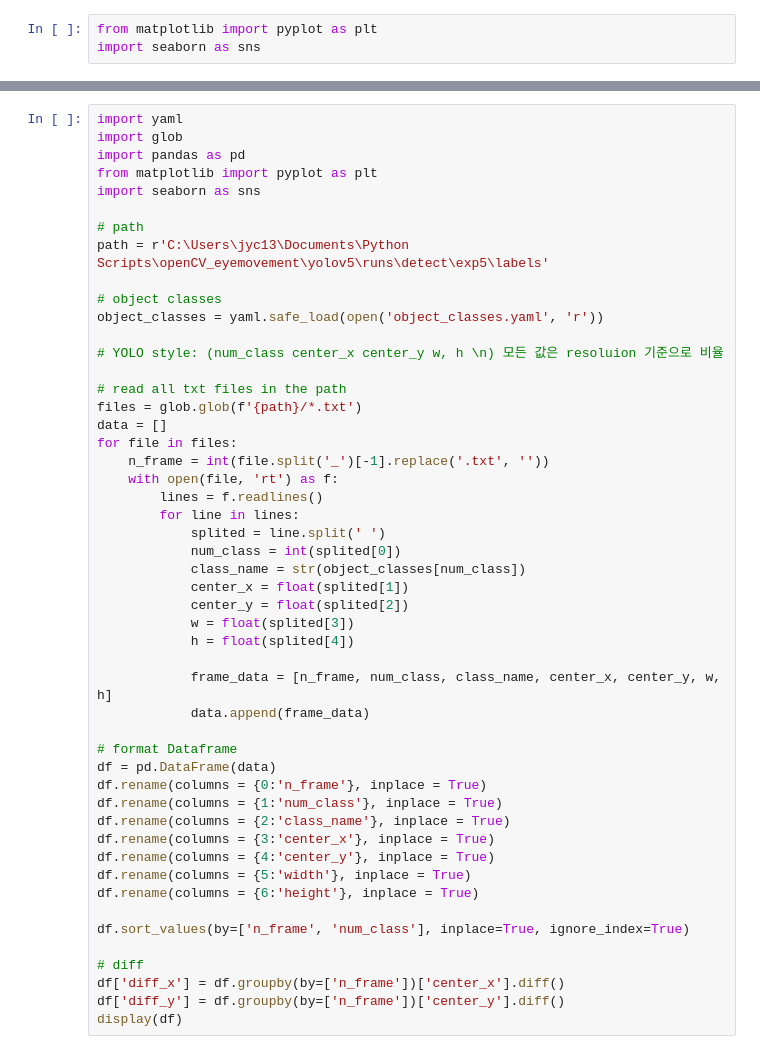
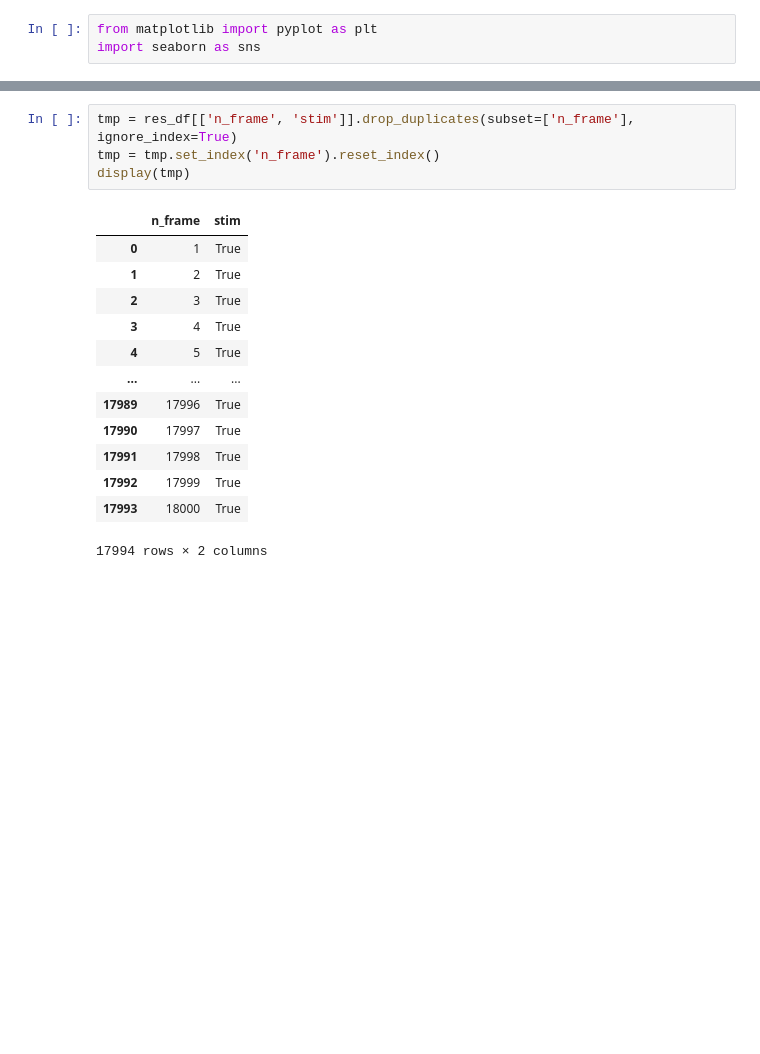
Before and after one commit to yongcheoljeong/yolov5-eye-movement, a Jupyter notebook: analysis/LabelAnalysis.ipynb, the cells around one changed output, grey strips where cells are left out. Cells and saved outputs as stored; diff of their text form; blank space fills up the shorter version.

```diff
--- a/analysis/LabelAnalysis.ipynb
+++ b/analysis/LabelAnalysis.ipynb
@@ -94,50 +126,18 @@ display(res_df)
-# %%
-import yaml
-import glob
-import pandas as pd
-from matplotlib import pyplot as plt
-import seaborn as sns
-
-# path
-path = r'C:\Users\jyc13\Documents\Python Scripts\openCV_eyemovement\yolov5\runs\detect\exp5\labels'
-
-# object classes
-object_classes = yaml.safe_load(open('object_classes.yaml', 'r'))
-
-# YOLO style: (num_class center_x center_y w, h \n) 모든 값은 resoluion 기준으로 비율
-
-# read all txt files in the path
-files = glob.glob(f'{path}/*.txt')
-data = []
-for file in files:
-    n_frame = int(file.split('_')[-1].replace('.txt', ''))
-    with open(file, 'rt') as f:
-        lines = f.readlines()
-        for line in lines:
-            splited = line.split(' ')
-            num_class = int(splited[0])
-            class_name = str(object_classes[num_class])
-            center_x = float(splited[1])
-            center_y = float(splited[2])
-            w = float(splited[3])
-            h = float(splited[4])
-
-            frame_data = [n_frame, num_class, class_name, center_x, center_y, w, h]
-            data.append(frame_data)
-
-# format Dataframe
-df = pd.DataFrame(data)
-df.rename(columns = {0:'n_frame'}, inplace = True)
-df.rename(columns = {1:'num_class'}, inplace = True)
-df.rename(columns = {2:'class_name'}, inplace = True)
-df.rename(columns = {3:'center_x'}, inplace = True)
-df.rename(columns = {4:'center_y'}, inplace = True)
-df.rename(columns = {5:'width'}, inplace = True)
-df.rename(columns = {6:'height'}, inplace = True)
-
-df.sort_values(by=['n_frame', 'num_class'], inplace=True, ignore_index=True)
-
-# diff
-df['diff_x'] = df.groupby(by=['n_frame'])['center_x'].diff()
-df['diff_y'] = df.groupby(by=['n_frame'])['center_y'].diff()
-display(df)
+# %%
+tmp = res_df[['n_frame', 'stim']].drop_duplicates(subset=['n_frame'], ignore_index=True)
+tmp = tmp.set_index('n_frame').reset_index()
+display(tmp)
+# %% [output]
+|  | n_frame | stim |
+| 0 | 1 | True |
+| 1 | 2 | True |
+| 2 | 3 | True |
+| 3 | 4 | True |
+| 4 | 5 | True |
+| ... | ... | ... |
+| 17989 | 17996 | True |
+| 17990 | 17997 | True |
+| 17991 | 17998 | True |
+| 17992 | 17999 | True |
+| 17993 | 18000 | True |
+17994 rows × 2 columns
```
Also changed, not shown: parts of 9 cells of this notebook, 1 other file.
